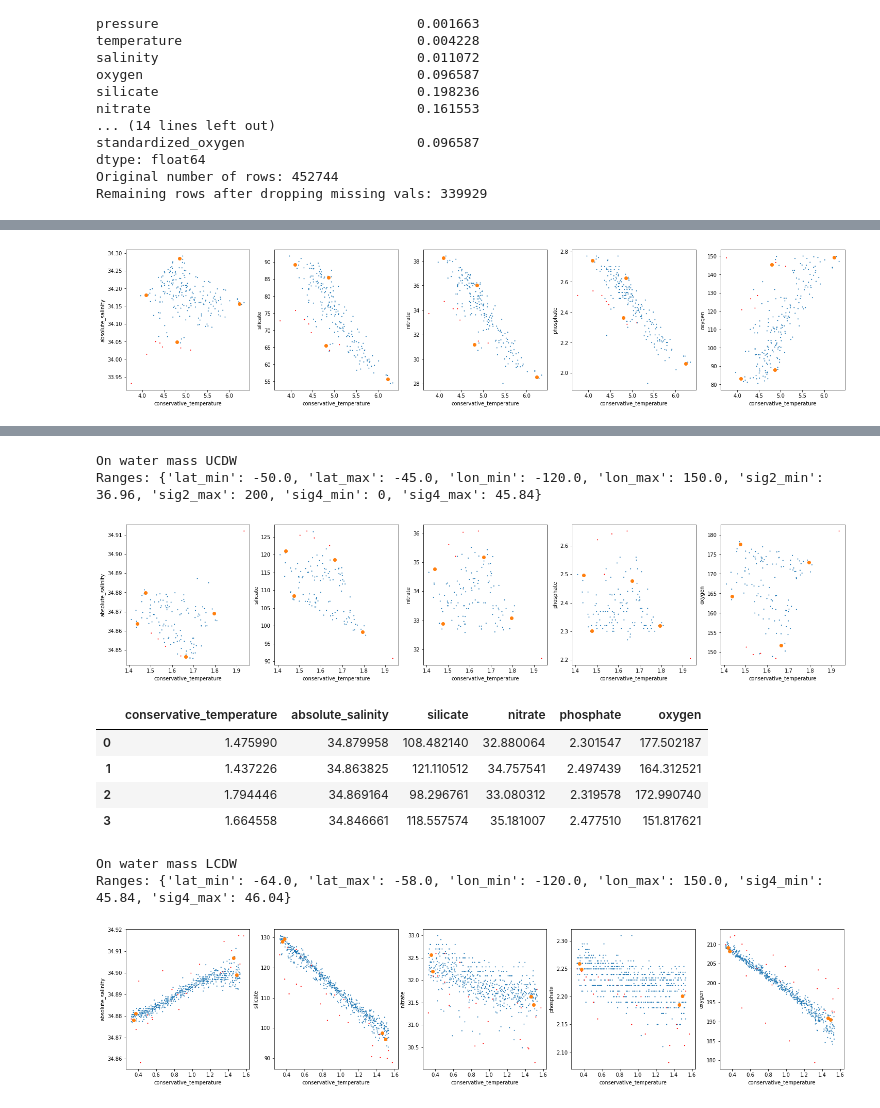
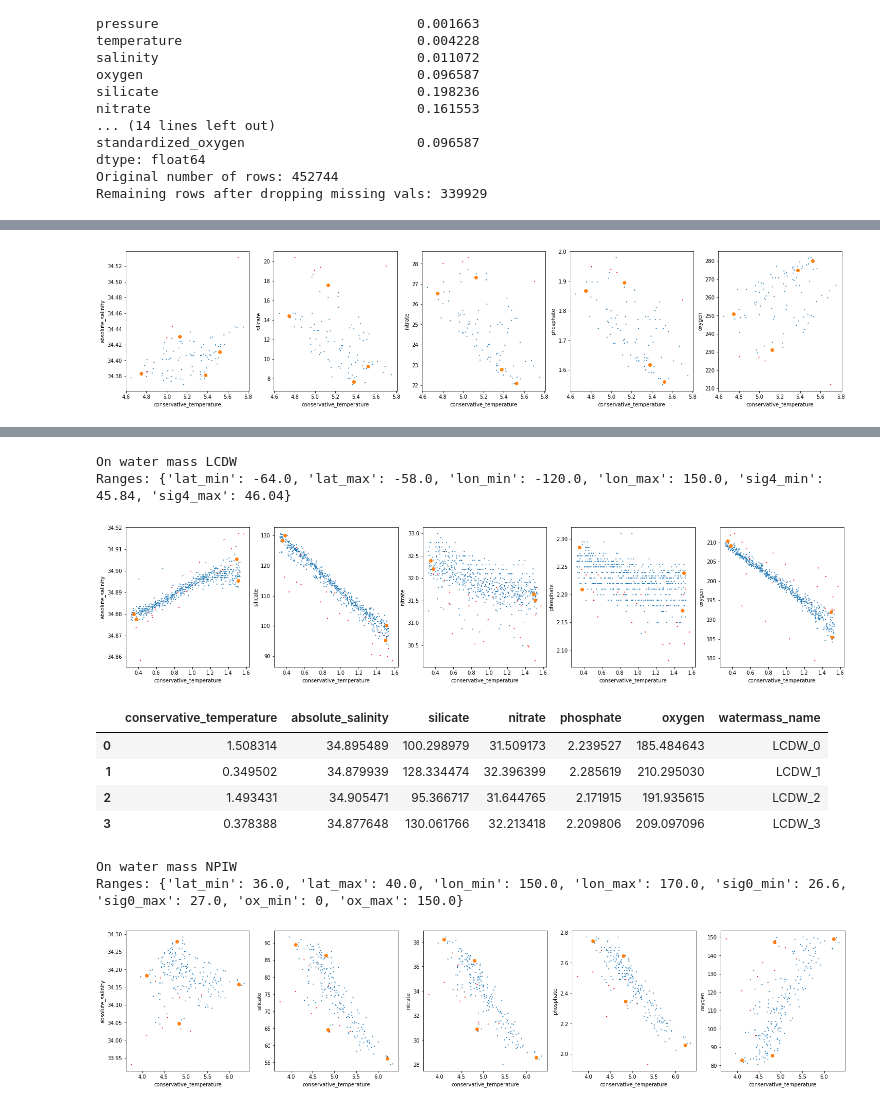
Before and after one commit to nitrogenlab/GP15_watermassanalysis, a Jupyter notebook: GP15_Defining_Watermass_Subtypes.ipynb, the cells around one changed output, grey strips where cells are left out. Saved outputs shown, nothing was run; the diff lists cells and outputs as text; code cells hidden in the pictures.

```diff
--- a/GP15_Defining_Watermass_Subtypes.ipynb
+++ b/GP15_Defining_Watermass_Subtypes.ipynb
@@ -71,8 +77,10 @@ ALL_FEATURES_TO_AVERAGE = ARCH_ANALYSIS_FEATURES#+["phosphate", "nitrate", "oxyg
 #                   "silicate": 3.0,
 #                   "NO": 5.0,
 #                   "PO": 5.0}
-feature_weights = {"conservative_temperature": 5.0,
-                   "absolute_salinity": 5.0,
+
+#Weight all features equally for now...
+feature_weights = {"conservative_temperature": 1.0,
+                   "absolute_salinity": 1.0,
                    "silicate": 1.0,
                    "NO": 1.0,
                    "PO": 1.0,
@@ -159,6 +167,7 @@ def flag_outliers(features, n_neighbors=20, zscore_threshold=2):
 
 
 def run_archetype_analysis(df, num_endmembers):
+    np.random.seed(1234) #fix seed for reproducibility of results
     all_features = np.array([np.array(df["standardized_"+col])
                       for col in ARCH_ANALYSIS_FEATURES]).transpose((1,0))
     all_origspace_features = np.array([np.array(df[col]) for col in
@@ -202,37 +211,48 @@ def run_archetype_analysis(df, num_endmembers):
                         for idx,colname in enumerate(ALL_FEATURES_TO_AVERAGE)]))
 
 
+#num_archetypes is not really a filter condition but this is the easiest
+# place to store that feature
 filter_conditions = {
     "AAIW": {"lat_min":-51.0, "lat_max":-47.0,
              "lon_min":-120.0, "lon_max":150.0,
-             "sig0_min":27.01, "sig0_max":27.1},
+             "sig0_min":27.01, "sig0_max":27.1,
+             "num_archetypes":4},
     "NPIW": {"lat_min":36.0, "lat_max":40.0,
              "lon_min":150.0, "lon_max":170.0,
              "sig0_min":26.6, "sig0_max":27.0,
-             "ox_min":0, "ox_max":150.0},
+             "ox_min":0, "ox_max":150.0,
+             "num_archetypes":4},
     "UCDW": {"lat_min":-50.0, "lat_max":-45.0,
              "lon_min":-120.0, "lon_max":150.0,
              "sig2_min":36.96, "sig2_max":200,
-             "sig4_min":0, "sig4_max":45.84},
+             "sig4_min":0, "sig4_max":45.84,
+             "num_archetypes":4},
     "LCDW": {"lat_min":-64.0, "lat_max":-58.0,
              "lon_min":-120.0, "lon_max":150.0,
-             "sig4_min":45.84, "sig4_max":46.04},
+             "sig4_min":45.84, "sig4_max":46.04,
+             "num_archetypes":4},
     "AABW": {"lat_min":-60.0, "lat_max":-50.0,
              "lon_min":-120.0, "lon_max":150.0,
-             "sig4_min":46.04, "sig4_max":200},
+             "sig4_min":46.04, "sig4_max":200,
+             "num_archetypes":4},
     "PDW1": {"lat_min":39.0, "lat_max":51.0,
              "lon_min":-170.0, "lon_max":-133.0,
              "sig0_min":27.6, "sig0_max":200,
-             "sig2_min":0, "sig2_max":36.96},
+             "sig2_min":0, "sig2_max":36.96,
+             'num_archetypes':4},
     "PDW2-3": {"lat_min":39.0, "lat_max":51.0,
              "lon_min":-170.0, "lon_max":-133.0,
              "sig2_min":36.96, "sig2_max":200,
-             "sig4_min":0, "sig4_max":45.88}
-
+             "sig4_min":0, "sig4_max":45.88,
+             "num_archetypes":3}
 }
 
-def filter_rows(df, lat_min, lat_max, lon_min, lon_max, sig0_min=0, sig0_max=np.inf,
-                sig2_min=0, sig2_max=np.inf, sig4_min=0, sig4_max=np.inf, ox_min=0, ox_max=np.inf):
+def filter_rows(df, lat_min, lat_max, lon_min, lon_max,
+                sig0_min=0, sig0_max=np.inf,
+                sig2_min=0, sig2_max=np.inf,
+                sig4_min=0, sig4_max=np.inf,
+                ox_min=0, ox_max=np.inf):
   return df[(df["latitude"] >= lat_min) &
             (df["latitude"] <= lat_max) &
             (df["longitude"] >= lon_min) &
@@ -247,16 +267,24 @@ def filter_rows(df, lat_min, lat_max, lon_min, lon_max, sig0_min=0, sig0_max=np.
             (df["oxygen"] <= ox_max)
             ]
 
-NUM_ARCHETYPES = 4
-
 watermass_to_archetypes = {}
 
-for watermass in filter_conditions:
+for watermass in sorted(filter_conditions.keys()):
   print("On water mass", watermass)
+  num_archetypes = filter_conditions[watermass]['num_archetypes']
+  del filter_conditions[watermass]['num_archetypes']
   print("Ranges:", filter_conditions[watermass])
   watermass_rows = filter_rows(df=df, **filter_conditions[watermass])
-  watermass_archetypes = run_archetype_analysis(df=watermass_rows,
-                                                num_endmembers=NUM_ARCHETYPES)
+  watermass_archetypes = run_archetype_analysis(
+      df=watermass_rows,
+      num_endmembers=num_archetypes)
+  watermass_archetypes["watermass_name"] = [watermass+"_"+str(i)
+                                            for i in range(num_archetypes)]
   watermass_to_archetypes[watermass] = watermass_archetypes
   display(watermass_archetypes)
+
+full_watermass_df = pandas.concat([watermass_to_archetypes[watermass]
+                          for watermass in sorted(watermass_to_archetypes.keys())])
+
+display(full_watermass_df)
 # %% [output]
@@ -273 +301 @@ Ranges: {'lat_min': 36.0, 'lat_max': 40.0, 'lon_min': 150.0, 'lon_max': 170.0, '
-[figure, old version]
+[figure, new version]
@@ -279,11 +307,11 @@ Ranges: {'lat_min': 36.0, 'lat_max': 40.0, 'lon_min': 150.0, 'lon_max': 170.0, '
-On water mass UCDW
-Ranges: {'lat_min': -50.0, 'lat_max': -45.0, 'lon_min': -120.0, 'lon_max': 150.0, 'sig2_min': 36.96, 'sig2_max': 200, 'sig4_min': 0, 'sig4_max': 45.84}
+On water mass LCDW
+Ranges: {'lat_min': -64.0, 'lat_max': -58.0, 'lon_min': -120.0, 'lon_max': 150.0, 'sig4_min': 45.84, 'sig4_max': 46.04}
-[figure, old version]
+[figure, new version]
-|  | conservative_temperature | absolute_salinity | silicate | nitrate | phosphate | oxygen |
-| 0 | 1.475990 | 34.879958 | 108.482140 | 32.880064 | 2.301547 | 177.502187 |
-| 1 | 1.437226 | 34.863825 | 121.110512 | 34.757541 | 2.497439 | 164.312521 |
-| 2 | 1.794446 | 34.869164 | 98.296761 | 33.080312 | 2.319578 | 172.990740 |
-| 3 | 1.664558 | 34.846661 | 118.557574 | 35.181007 | 2.477510 | 151.817621 |
+|  | conservative_temperature | absolute_salinity | silicate | nitrate | phosphate | oxygen | watermass_name |
+| 0 | 1.508314 | 34.895489 | 100.298979 | 31.509173 | 2.239527 | 185.484643 | LCDW_0 |
+| 1 | 0.349502 | 34.879939 | 128.334474 | 32.396399 | 2.285619 | 210.295030 | LCDW_1 |
+| 2 | 1.493431 | 34.905471 | 95.366717 | 31.644765 | 2.171915 | 191.935615 | LCDW_2 |
+| 3 | 0.378388 | 34.877648 | 130.061766 | 32.213418 | 2.209806 | 209.097096 | LCDW_3 |
-On water mass LCDW
-Ranges: {'lat_min': -64.0, 'lat_max': -58.0, 'lon_min': -120.0, 'lon_max': 150.0, 'sig4_min': 45.84, 'sig4_max': 46.04}
+On water mass NPIW
+Ranges: {'lat_min': 36.0, 'lat_max': 40.0, 'lon_min': 150.0, 'lon_max': 170.0, 'sig0_min': 26.6, 'sig0_max': 27.0, 'ox_min': 0, 'ox_max': 150.0}
-[figure, old version]
+[figure, new version]
```
Also changed, not shown: parts of 4 cells of this notebook.
